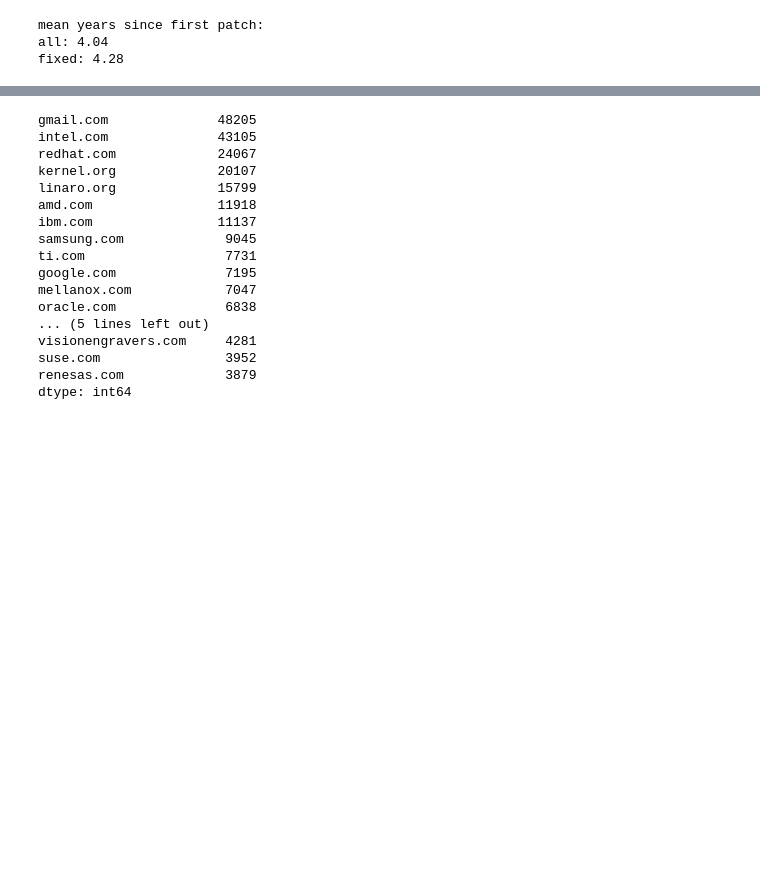
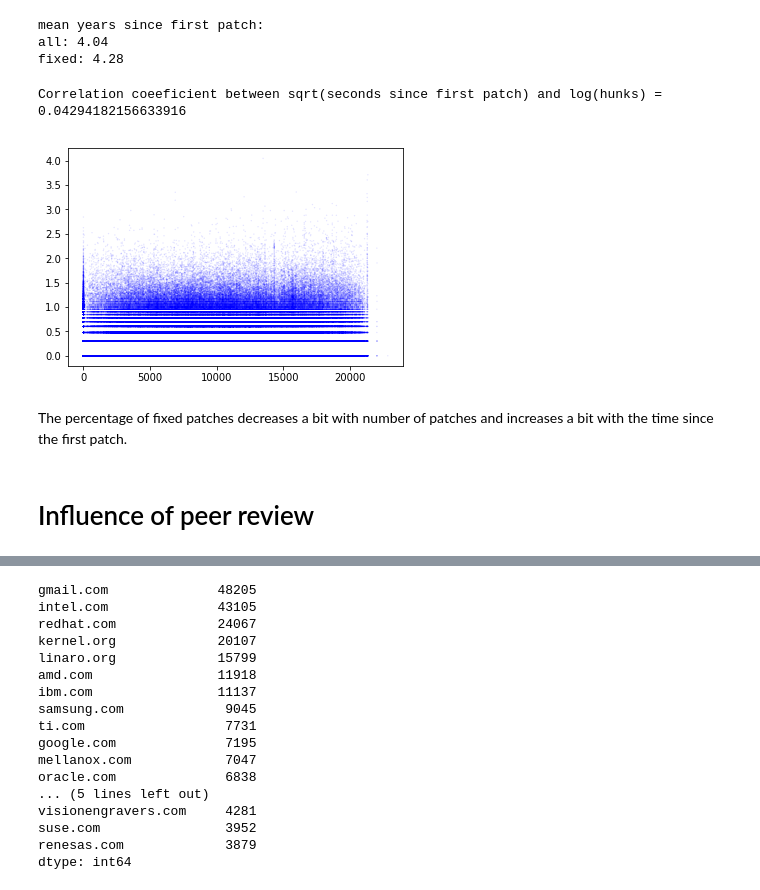
Before and after one commit to xypron/gitlog_analysis, a Jupyter notebook: gitlog_analysis.ipynb, the cells around one changed output, grey strips where cells are left out. Cells and saved outputs as stored; diff of their text form; code cells hidden in the pictures; blank space fills up the shorter version.

```diff
--- a/gitlog_analysis.ipynb
+++ b/gitlog_analysis.ipynb
@@ -187,6 +201,20 @@ print("mean years since first patch:\nall: {:4.2f}\nfixed: {:4.2f}".format(
 mean years since first patch:
 all: 4.04
 fixed: 4.28
+# %%
+x=np.sqrt(commits[commits['hunks']>0]['author_last_patch'] - commits[commits['hunks']>0]['author_first_patch'])
+y=np.log10(commits[commits['hunks']>0]['hunks'])
+
+plt.scatter(x, y, c='blue', alpha=0.1, s=2, edgecolors='none')
+print("Correlation coeeficient between sqrt(seconds since first patch) and log(hunks) = {}".format(
+    np.corrcoef(x,y)[0][1]))
+# %% [output]
+Correlation coeeficient between sqrt(seconds since first patch) and log(hunks) = 0.04294182156633916
+[figure, added]
+# %% [markdown]
+The percentage of fixed patches decreases a bit with number of patches and increases a bit with the time since the first patch.
+# %% [markdown]
+# Influence of peer review
 # %%
 hist_side_by_side('Number of signed offs',
                   commits['signed_offs'], fixed['signed_offs'],
```
Also changed, not shown: parts of 41 cells of this notebook.
